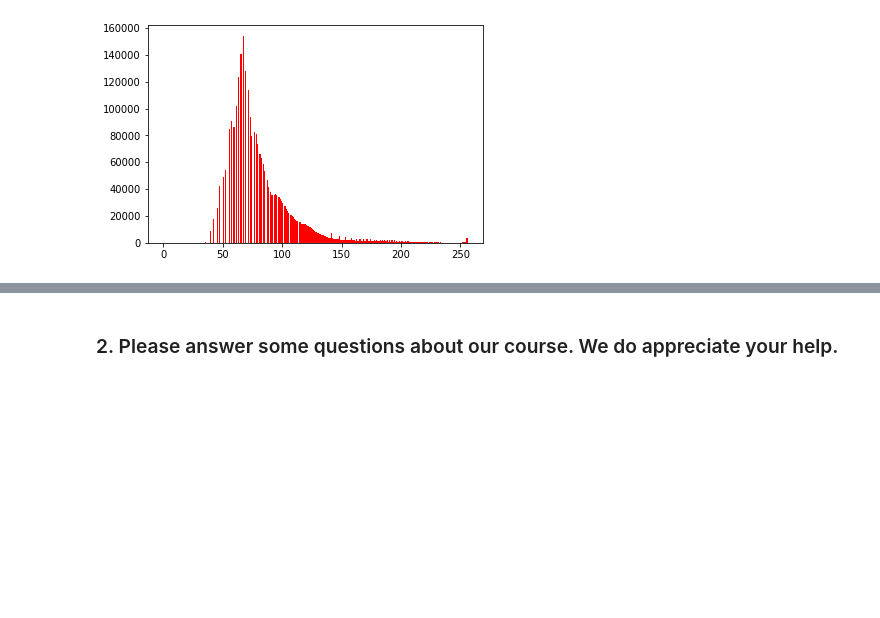
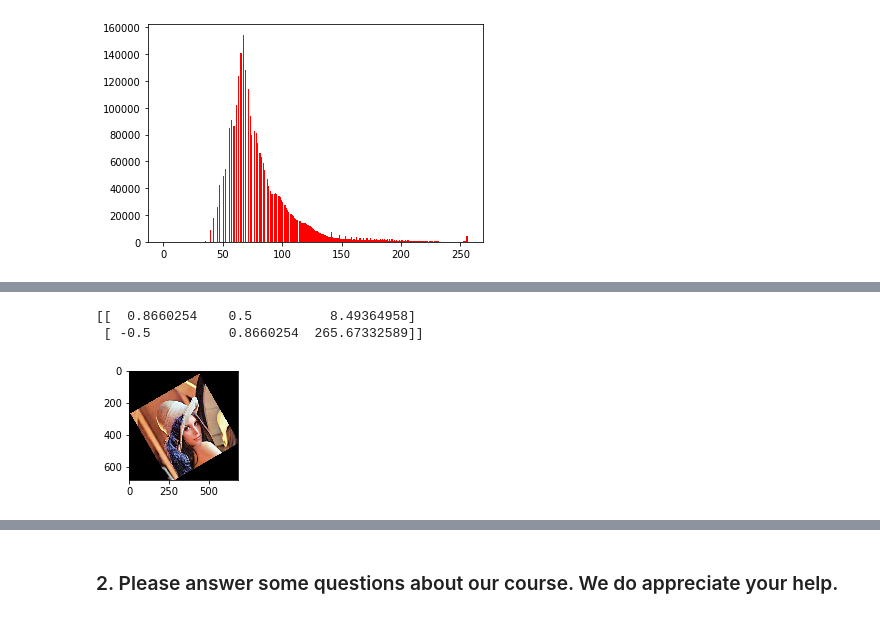
Before and after one commit to Raydrrrr1234/kaikeba, a Jupyter notebook: 第一周_CV课作业.ipynb, the cells around one changed output, grey strips where cells are left out. Drawn from its saved outputs; the diff is of its cells as text; code cells hidden in the pictures; blank space fills up the shorter version.

```diff
--- a/第一周_CV课作业.ipynb
+++ b/第一周_CV课作业.ipynb
@@ -136,0 +151,9 @@ img_yuv[:,:,0] = cv
+# %%
+M = cv2.getRotationMatrix2D((img_ori.shape[1], img_ori.shape[0]*(1.1-3**0.5/2)), 30, 1) # center, angle, scale
+print(M)
+img_rotate = cv2.warpAffine(img_ori, M, (int(img_ori.shape[1]*(3**0.5/2+0.5)), int(img_ori.shape[0]*(3**0.5/2+0.5))))
+my_show(img_rotate)
+# %% [output]
+[[  0.8660254    0.5          8.49364958]
+ [ -0.5          0.8660254  265.67332589]]
+[figure, added]
```
Also changed, not shown: parts of 10 cells of this notebook, 2 other files.
